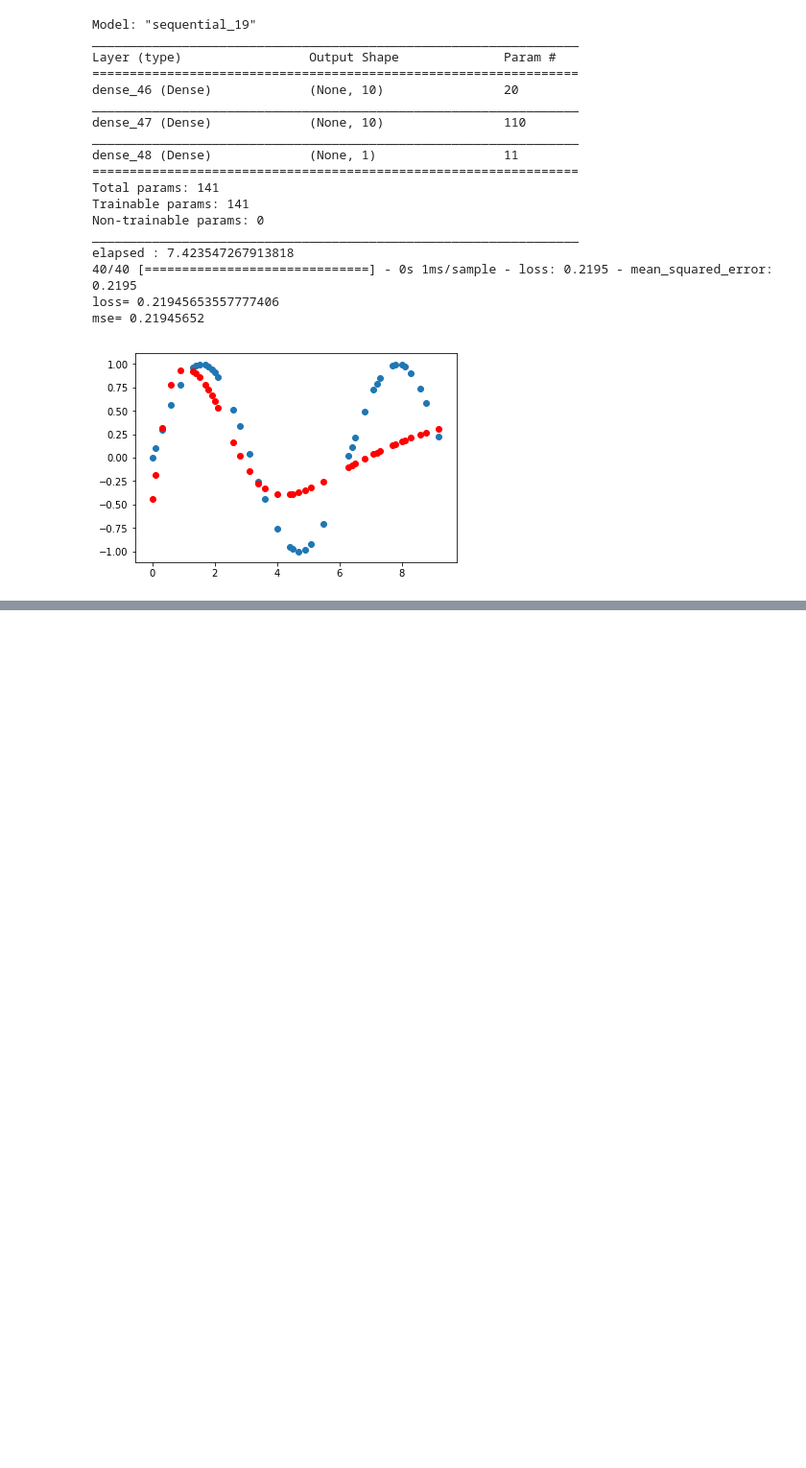
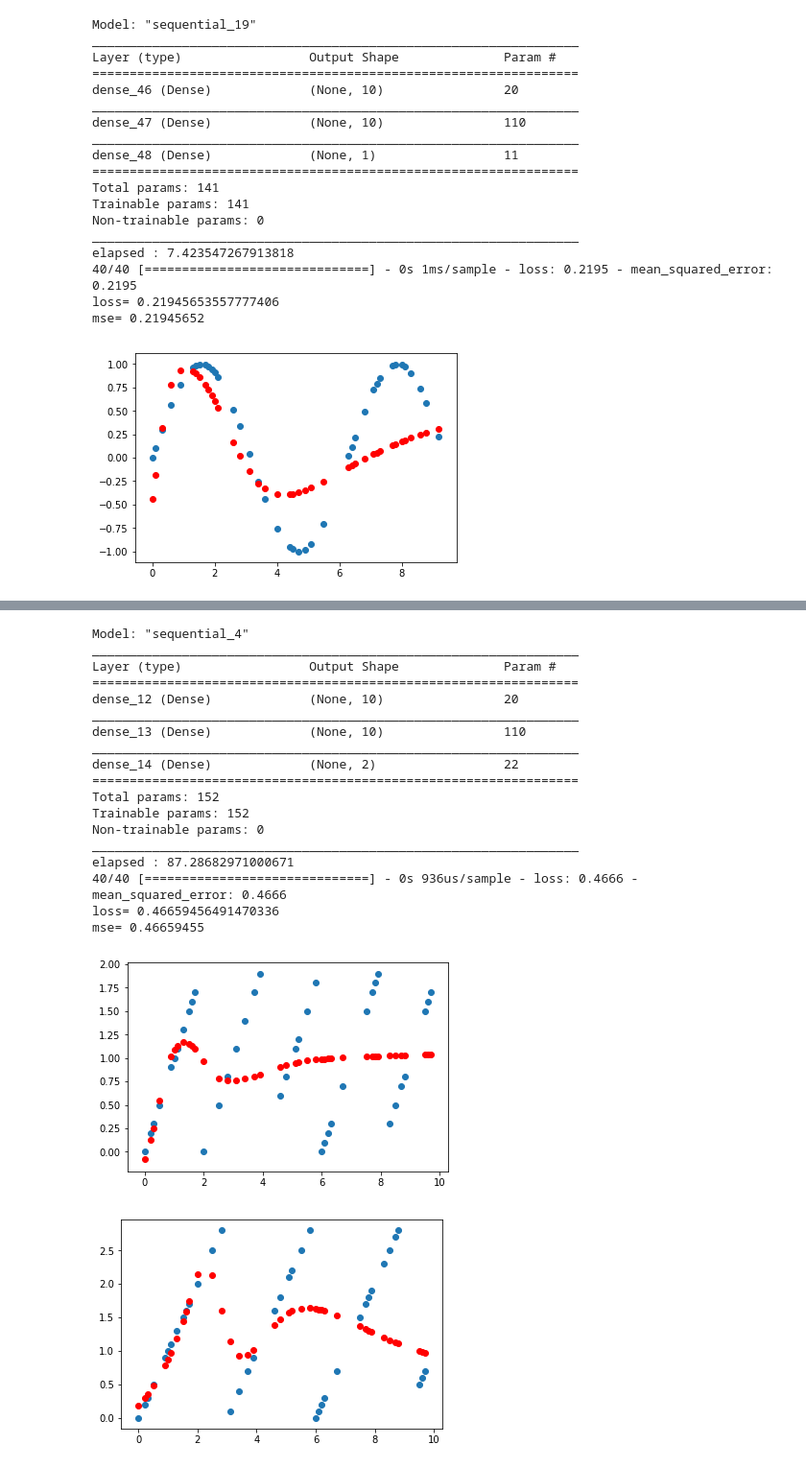
Before and after one commit to dhrim/cup_deeplearning_seminar, a Jupyter notebook: 교육자료/keras_and_dnn.ipynb, the cells around one changed output, grey strips where cells are left out. Shown at 96% size. Drawn from its saved outputs; the diff is of its cells as text; code cells hidden in the pictures; blank space fills up the shorter version.

```diff
--- a/교육자료/keras_and_dnn.ipynb
+++ b/교육자료/keras_and_dnn.ipynb
@@ -1963,0 +2138,68 @@ mse= 0.21945652
+# %%
+x = np.arange(0, 10, 0.1)
+np.random.shuffle(x)
+y1 = x%2
+y2 = x%3
+
+y = np.zeros((y.shape[0],2))
+y[:,0] = y1
+y[:,1] = y2
+
+
+s = int(x.shape[0]*0.6)
+train_x, test_x = x[:s], x[s:]
+train_y, test_y = y[:s], y[s:]
+
+
+from tensorflow.keras import optimizers
+from tensorflow.keras.layers import Dense
+
+model = keras.Sequential()
+model.add(Dense(10, activation='tanh', input_shape=(1,)))
+model.add(Dense(10, activation='tanh'))
+# model.add(Dense(1))
+model.add(Dense(2))
+
+model.compile(optimizer="SGD", loss="mse", metrics=["mse"])
+model.summary()
+
+start = time.time()
+model.fit(train_x, train_y, epochs=1000*10, verbose=0, batch_size=20)
+print("elapsed :", (time.time() - start))
+
+loss, mse = model.evaluate(test_x, test_y)
+print("loss=", loss)
+print("mse=", mse)
+
+y_ = model.predict(test_x)
+
+# plt.scatter(test_x,test_y)
+# plt.scatter(test_x,y_, color="r")
+plt.scatter(test_x,test_y[:,0])
+plt.scatter(test_x,y_[:,0], color="r")
+plt.show()
+
+plt.scatter(test_x,test_y[:,1])
+plt.scatter(test_x,y_[:,1], color="r")
+plt.show()
+# %% [output]
+Model: "sequential_4"
+_________________________________________________________________
+Layer (type)                 Output Shape              Param #
+=================================================================
+dense_12 (Dense)             (None, 10)                20
+_________________________________________________________________
+dense_13 (Dense)             (None, 10)                110
+_________________________________________________________________
+dense_14 (Dense)             (None, 2)                 22
+=================================================================
+Total params: 152
+Trainable params: 152
+Non-trainable params: 0
+_________________________________________________________________
+elapsed : 87.28682971000671
+40/40 [==============================] - 0s 936us/sample - loss: 0.4666 - mean_squared_error: 0.4666
+loss= 0.46659456491470336
+mse= 0.46659455
+[figure, added]
+[figure, added]
```
Also changed, not shown: parts of 44 cells of this notebook, 4 other files.
